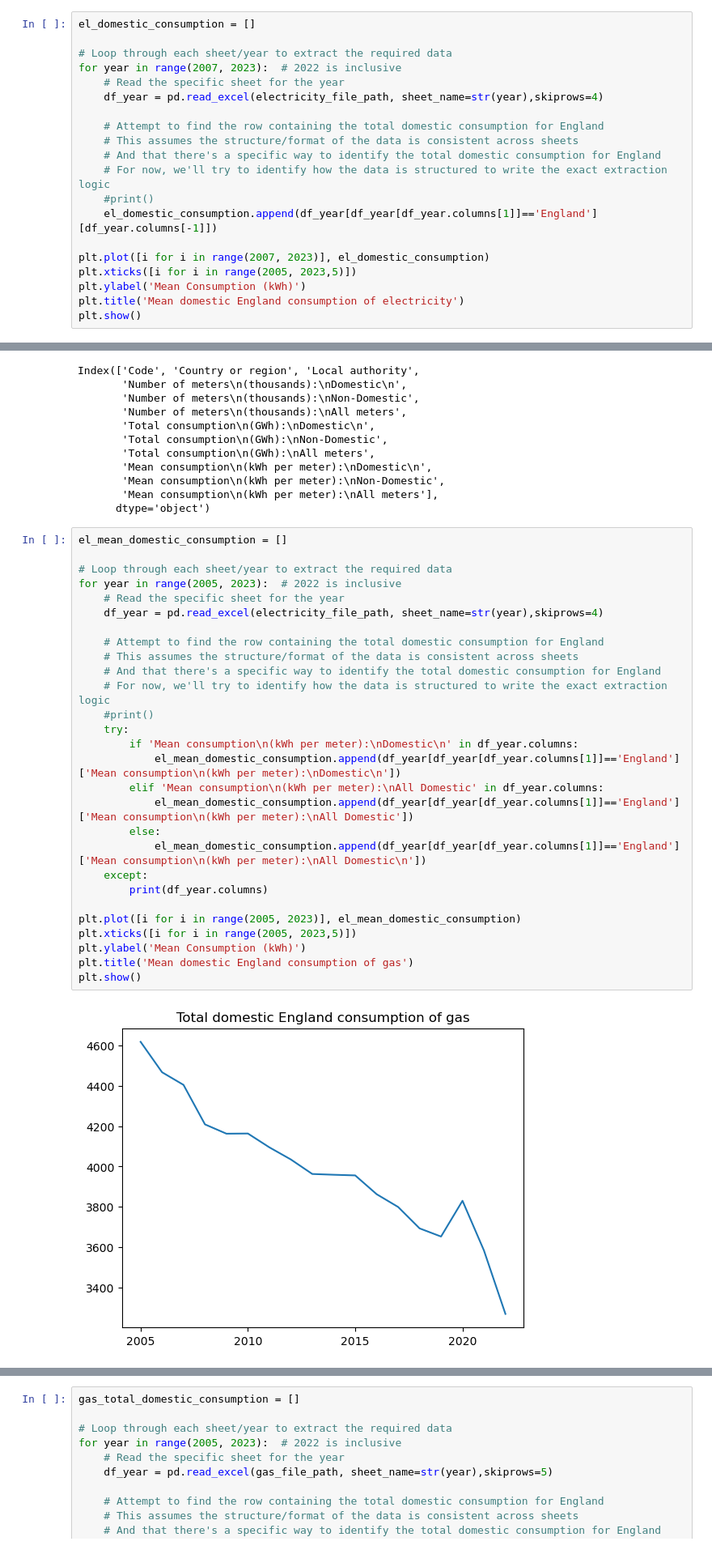
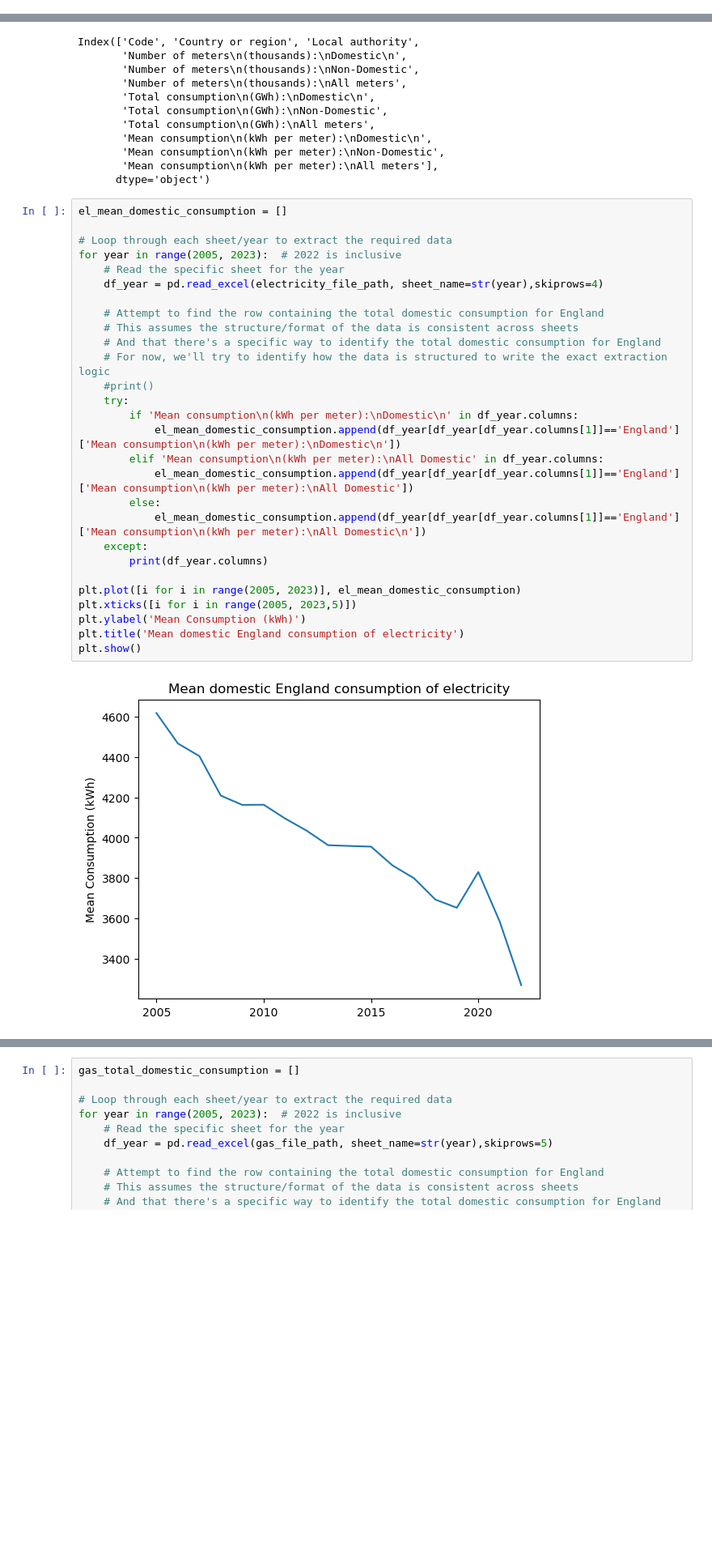
Before and after one commit to tiffanyth/MFA-dwelling, a Jupyter notebook: Energy_analysis.ipynb, the cells around one changed output, grey strips where cells are left out. Shown: that part at 81% size. Drawn from its saved outputs; the diff is of its cells as text; blank space fills up the shorter version.

```diff
--- a/Energy_analysis.ipynb
+++ b/Energy_analysis.ipynb
@@ -17,20 +18,0 @@ Electricity
-# %%
-el_domestic_consumption = []
-
-# Loop through each sheet/year to extract the required data
-for year in range(2007, 2023):  # 2022 is inclusive
-    # Read the specific sheet for the year
-    df_year = pd.read_excel(electricity_file_path, sheet_name=str(year),skiprows=4)
-
-    # Attempt to find the row containing the total domestic consumption for England
-    # This assumes the structure/format of the data is consistent across sheets
-    # And that there's a specific way to identify the total domestic consumption for England
-    # For now, we'll try to identify how the data is structured to write the exact extraction logic
-    #print()
-    el_domestic_consumption.append(df_year[df_year[df_year.columns[1]]=='England'][df_year.columns[-1]])
-
-plt.plot([i for i in range(2007, 2023)], el_domestic_consumption)
-plt.xticks([i for i in range(2005, 2023,5)])
-plt.ylabel('Mean Consumption (kWh)')
-plt.title('Mean domestic England consumption of electricity')
-plt.show()
@@ -53,30 +35,30 @@ Index(['Code', 'Country or region', 'Local authority',
 # %%
 el_mean_domestic_consumption = []
 
 # Loop through each sheet/year to extract the required data
 for year in range(2005, 2023):  # 2022 is inclusive
     # Read the specific sheet for the year
     df_year = pd.read_excel(electricity_file_path, sheet_name=str(year),skiprows=4)
 
     # Attempt to find the row containing the total domestic consumption for England
     # This assumes the structure/format of the data is consistent across sheets
     # And that there's a specific way to identify the total domestic consumption for England
     # For now, we'll try to identify how the data is structured to write the exact extraction logic
     #print()
     try:
         if 'Mean consumption\n(kWh per meter):\nDomestic\n' in df_year.columns:
             el_mean_domestic_consumption.append(df_year[df_year[df_year.columns[1]]=='England']['Mean consumption\n(kWh per meter):\nDomestic\n'])
         elif 'Mean consumption\n(kWh per meter):\nAll Domestic' in df_year.columns:
             el_mean_domestic_consumption.append(df_year[df_year[df_year.columns[1]]=='England']['Mean consumption\n(kWh per meter):\nAll Domestic'])
         else:
             el_mean_domestic_consumption.append(df_year[df_year[df_year.columns[1]]=='England']['Mean consumption\n(kWh per meter):\nAll Domestic\n'])
     except:
         print(df_year.columns)
 
 plt.plot([i for i in range(2005, 2023)], el_mean_domestic_consumption)
 plt.xticks([i for i in range(2005, 2023,5)])
 plt.ylabel('Mean Consumption (kWh)')
-plt.title('Mean domestic England consumption of gas')
+plt.title('Mean domestic England consumption of electricity')
 plt.show()
 # %% [output]
-[figure, old version]
+[figure, new version]
```
Also changed, not shown: parts of 13 cells of this notebook, 2 other files.
